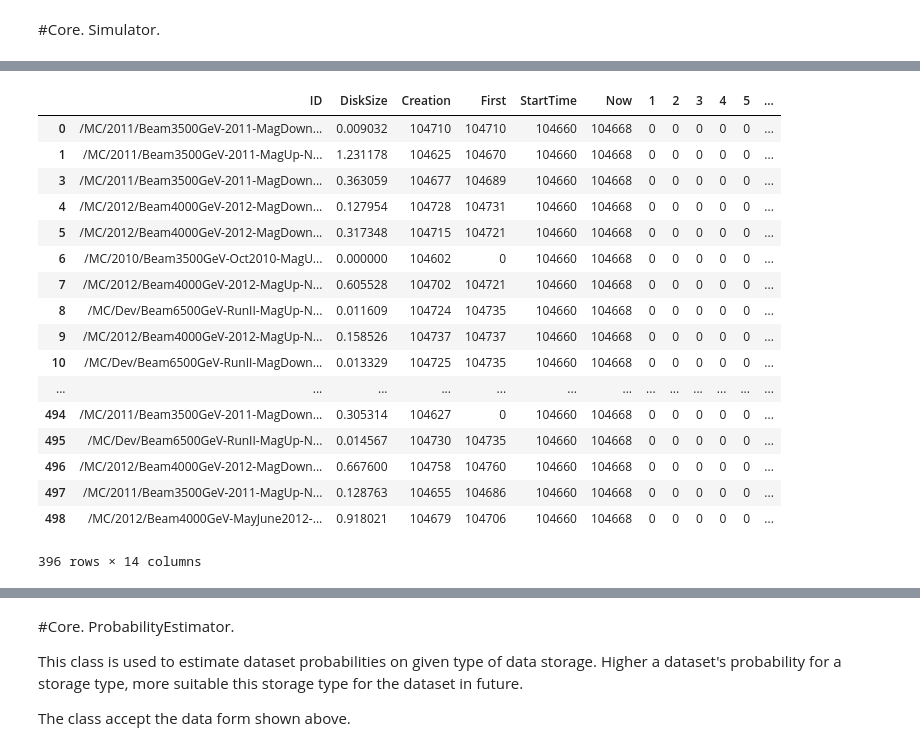
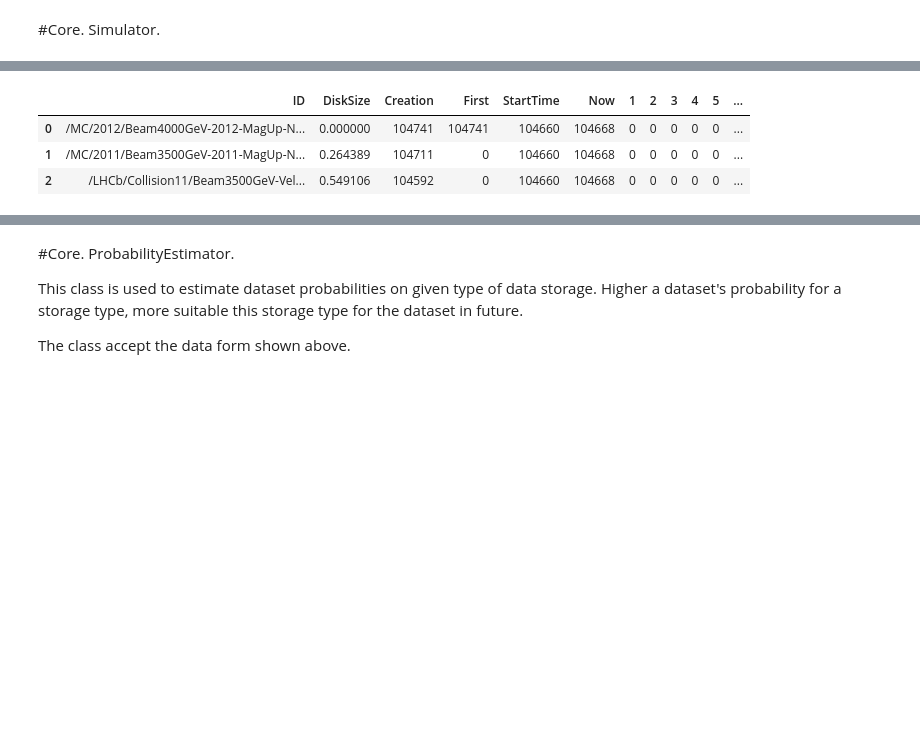
Before and after one commit to yandexdataschool/DataPopularity, a Jupyter notebook: howto/howto_01_datapop.ipynb, the cells around one changed output, grey strips where cells are left out. Drawn from its saved outputs; the diff is of its cells as text; code cells hidden in the pictures; blank space fills up the shorter version.

```diff
--- a/howto/howto_01_datapop.ipynb
+++ b/howto/howto_01_datapop.ipynb
@@ -58,24 +58,10 @@ sim.generate_data(data=test_data, size=10)
 10 rows × 110 columns
 # %%
-sim.get_period(data=test_data, period=8)
+sim.get_period(data=test_data, period=8).irow(range(0,3))
 # %% [output]
 |  | ID | DiskSize | Creation | First | StartTime | Now | 1 | 2 | 3 | 4 | 5 | ... |
-| 0 | /MC/2011/Beam3500GeV-2011-MagDown... | 0.009032 | 104710 | 104710 | 104660 | 104668 | 0 | 0 | 0 | 0 | 0 | ... |
-| 1 | /MC/2011/Beam3500GeV-2011-MagUp-N... | 1.231178 | 104625 | 104670 | 104660 | 104668 | 0 | 0 | 0 | 0 | 0 | ... |
-| 3 | /MC/2011/Beam3500GeV-2011-MagDown... | 0.363059 | 104677 | 104689 | 104660 | 104668 | 0 | 0 | 0 | 0 | 0 | ... |
-| 4 | /MC/2012/Beam4000GeV-2012-MagDown... | 0.127954 | 104728 | 104731 | 104660 | 104668 | 0 | 0 | 0 | 0 | 0 | ... |
-| 5 | /MC/2012/Beam4000GeV-2012-MagDown... | 0.317348 | 104715 | 104721 | 104660 | 104668 | 0 | 0 | 0 | 0 | 0 | ... |
-| 6 | /MC/2010/Beam3500GeV-Oct2010-MagU... | 0.000000 | 104602 | 0 | 104660 | 104668 | 0 | 0 | 0 | 0 | 0 | ... |
-| 7 | /MC/2012/Beam4000GeV-2012-MagUp-N... | 0.605528 | 104702 | 104721 | 104660 | 104668 | 0 | 0 | 0 | 0 | 0 | ... |
-| 8 | /MC/Dev/Beam6500GeV-RunII-MagUp-N... | 0.011609 | 104724 | 104735 | 104660 | 104668 | 0 | 0 | 0 | 0 | 0 | ... |
-| 9 | /MC/2012/Beam4000GeV-2012-MagUp-N... | 0.158526 | 104737 | 104737 | 104660 | 104668 | 0 | 0 | 0 | 0 | 0 | ... |
-| 10 | /MC/Dev/Beam6500GeV-RunII-MagDown... | 0.013329 | 104725 | 104735 | 104660 | 104668 | 0 | 0 | 0 | 0 | 0 | ... |
-| ... | ... | ... | ... | ... | ... | ... | ... | ... | ... | ... | ... | ... |
-| 494 | /MC/2011/Beam3500GeV-2011-MagDown... | 0.305314 | 104627 | 0 | 104660 | 104668 | 0 | 0 | 0 | 0 | 0 | ... |
-| 495 | /MC/Dev/Beam6500GeV-RunII-MagUp-N... | 0.014567 | 104730 | 104735 | 104660 | 104668 | 0 | 0 | 0 | 0 | 0 | ... |
-| 496 | /MC/2012/Beam4000GeV-2012-MagDown... | 0.667600 | 104758 | 104760 | 104660 | 104668 | 0 | 0 | 0 | 0 | 0 | ... |
-| 497 | /MC/2011/Beam3500GeV-2011-MagUp-N... | 0.128763 | 104655 | 104686 | 104660 | 104668 | 0 | 0 | 0 | 0 | 0 | ... |
-| 498 | /MC/2012/Beam4000GeV-MayJune2012-... | 0.918021 | 104679 | 104706 | 104660 | 104668 | 0 | 0 | 0 | 0 | 0 | ... |
+| 0 | /MC/2012/Beam4000GeV-2012-MagUp-N... | 0.000000 | 104741 | 104741 | 104660 | 104668 | 0 | 0 | 0 | 0 | 0 | ... |
+| 1 | /MC/2011/Beam3500GeV-2011-MagUp-N... | 0.264389 | 104711 | 0 | 104660 | 104668 | 0 | 0 | 0 | 0 | 0 | ... |
+| 2 | /LHCb/Collision11/Beam3500GeV-Vel... | 0.549106 | 104592 | 0 | 104660 | 104668 | 0 | 0 | 0 | 0 | 0 | ... |
-396 rows × 14 columns
 # %%
 a = sim.get_period(data=test_data, period=78, forecast_horizont=26, class_abs_thresholds=[1])
```
Also changed, not shown: parts of 21 cells of this notebook, 13 other files.
